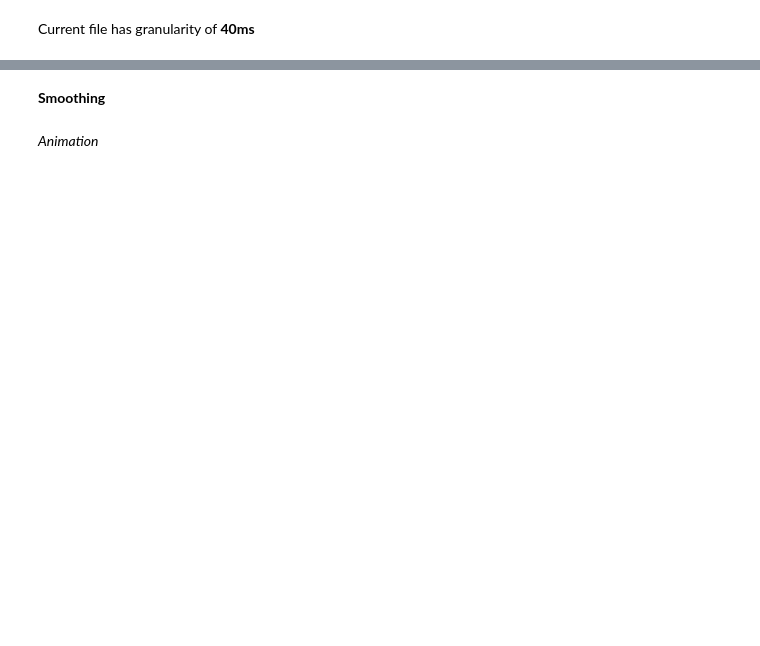
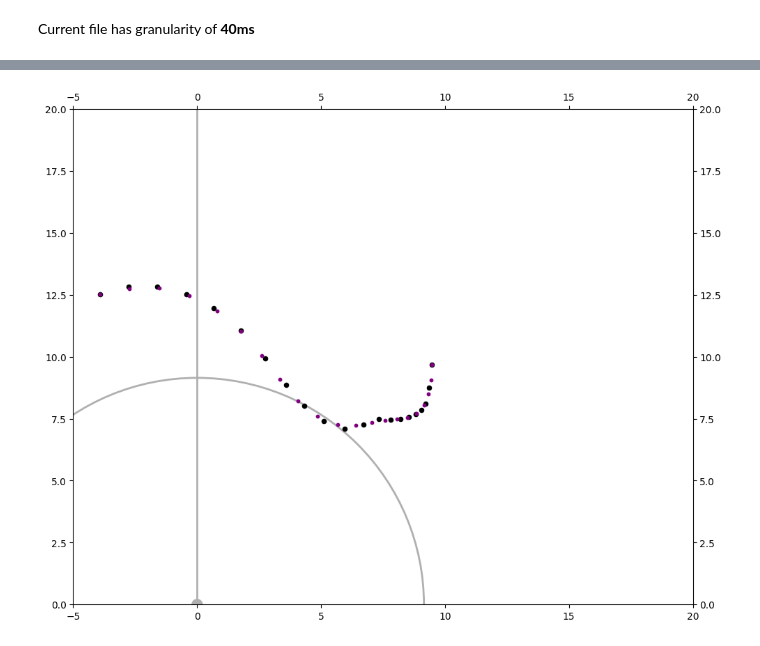
Before and after one commit to AdamSuma/TrackingDataSmoothing, a Jupyter notebook: src/smoothing.ipynb, the cells around one changed output, grey strips where cells are left out. Drawn from its saved outputs; the diff is of its cells as text; code cells hidden in the pictures; blank space fills up the shorter version.

```diff
--- a/src/smoothing.ipynb
+++ b/src/smoothing.ipynb
@@ -131,7 +176,9 @@ def computeNewPoints(datapoints):
         if(i == 1):
             p1 = trajectory[i]
             p2 = trajectory[i+1]
+            # We assume that between frames the time interval is kept constant. If this is not the case move t12 and t12delta outside of the if statement
             t12 = (datapoints[i+1][3] - datapoints[i][3]).total_seconds()
+            t12delta = timedelta(seconds=t12/2)
             col1 = areCollinear(trajectory[i-1], p1, p2)
         else:
             p1 = p2
@@ -139,7 +186,7 @@ def computeNewPoints(datapoints):
             r1 = r2
             col1 = col2
 
-        p2 = trajectory[i+1][0:2]
+        p2 = trajectory[i+1]
         M = midPoint(p1, p2)
 
         # handling collinear points
@@ -153,7 +200,7 @@ def computeNewPoints(datapoints):
 
         elif(col1 and col2):
             new_point = M
-            new_points.append(new_point + [euclidianDistance(p1, p2), t12])
+            new_points.append([new_point[0], new_point[1]] + [euclidianDistance(p1, p2)/t12, datapoints[i][3] + t12delta])
             continue
 
         elif(col1):
@@ -182,7 +229,7 @@ def computeNewPoints(datapoints):
         new_point_2 = np.array(c_avg) + (np.array(M)-np.array(c_avg))*(-d)
 
         new_point = closestPoint(new_point_1, new_point_2, p1, p2)
-        new_point = [new_point[0], new_point[1], r*getAngle(p1, c_avg, p2)/t12, datapoints[i][3] + timedelta(seconds=t12/2)]
+        new_point = [new_point[0], new_point[1], r*getAngle(p1, c_avg, p2)/t12, datapoints[i][3] + t12delta]
 
         new_points.append(new_point)
 
@@ -190,15 +245,16 @@ def computeNewPoints(datapoints):
 # %%
 def performSmoothing(datapoints, iterations):
-    for it in range(0, iterations):
+
+    # compute extension points at the beginning/end of the trajectory
+    pFirst = [2*datapoints[0][0] - datapoints[1][0], 2*datapoints[0][1] - datapoints[1][1], 0, datapoints[0][3] - (datapoints[1][3] - datapoints[0][3])]
+    pLast = [2*datapoints[-1][0] - datapoints[-2][0], 2*datapoints[-1][1] - datapoints[-2][1], 0, datapoints[-1][3] + (datapoints[-1][3] - datapoints[-2][3])]
+    midFirst = midPoint(pFirst, datapoints[0])
+    midLast = midPoint(datapoints[-1], pLast)
+    midFirst = [midFirst[0], midFirst[1], 0, datapoints[0][3] - (datapoints[1][3] - datapoints[0][3])/2]
+    midLast = [midLast[0], midLast[1], 0, datapoints[-1][3] + (datapoints[-1][3] - datapoints[-2][3])/2]
+
+    for _ in range(0, iterations):
         for i in range(0, 2):
-            # compute extension points at the beginning/end of the trajectory
-            pFirst = [2*datapoints[0][0] - datapoints[1][0], 2*datapoints[0][1] - datapoints[1][1], 0, datapoints[0][3] - (datapoints[1][3] - datapoints[0][3])]
-            pLast = [2*datapoints[-1][0] - datapoints[-2][0], 2*datapoints[-1][1] - datapoints[-2][1], 0, datapoints[-1][3] + (datapoints[-1][3] - datapoints[-2][3])]
-            midFirst = midPoint(pFirst, datapoints[0])
-            midLast = midPoint(datapoints[-1], pLast)
-            midFirst = [midFirst[0], midFirst[1], 0, datapoints[0][3] - (datapoints[1][3] - datapoints[0][3])/2]
-            midLast = [midLast[0], midLast[1], 0, datapoints[-1][3] + (datapoints[-1][3] - datapoints[-2][3])/2]
-
             if(i % 2 != 0):
                 og = datapoints.copy()
                 updated_datapoints = computeNewPoints([midFirst] + new_points + [midLast])
@@ -251,4 +300,0 @@ plt.show()
-# %% [markdown]
-**Smoothing**
-# %% [markdown]
-*Animation*
@@ -259,0 +301,20 @@ plt.show()
+# %%
+pitch = Pitch(axis=True, label=True, tick=True, pitch_type='skillcorner', pitch_length=105, pitch_width=68)
+fig, ax = pitch.draw(figsize=(10, 20))
+
+x, y, s, t = zip(*targetPositionsSkillcorner)
+ax.scatter(x, y, color='black', marker='o', s=20)
+
+ax.set_xlim(-5, 20)
+ax.set_ylim(0, 20)
+
+traj = performSmoothing(datapoints=targetPositionsSkillcorner, iterations=10)
+x, y, s, t = zip(*(traj))
+
+for idx, t in enumerate(traj):
+    ax.scatter(t[0], t[1], color="purple", marker="o", s=10)
+    # ax.text(t[0], t[1], f'(ss:{"{:.2f}".format(t[2])}) og: {"{:.2f}".format(targetPositionsSkillcorner[idx][2])}')
+
+plt.show()
+# %% [output]
+[figure, added]
```
Also changed, not shown: parts of 19 cells of this notebook.
